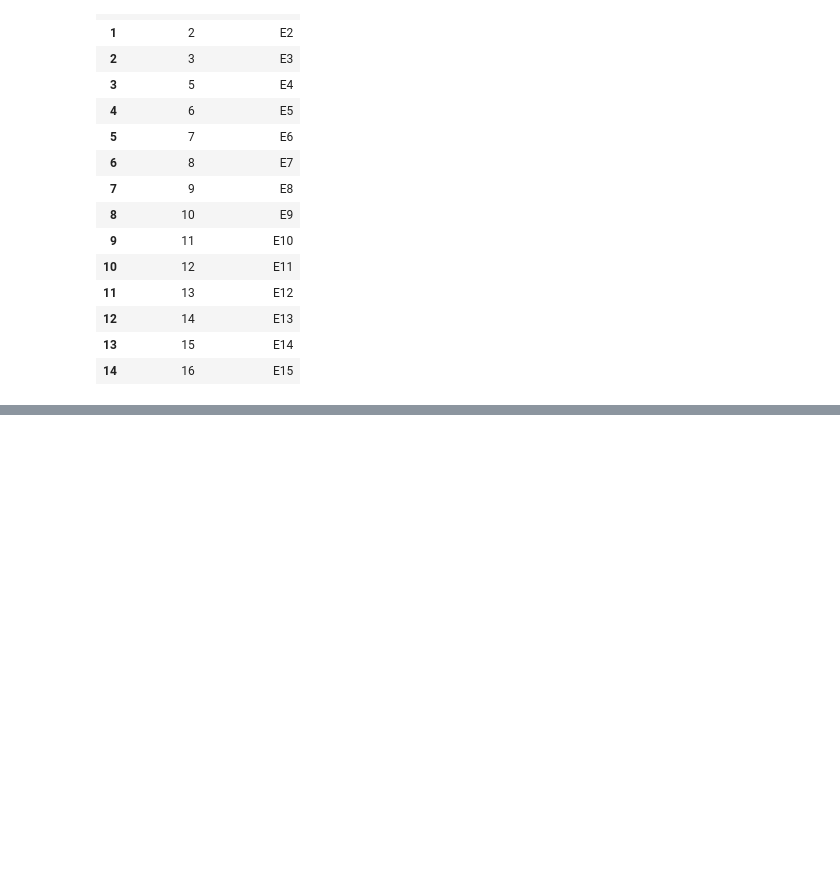
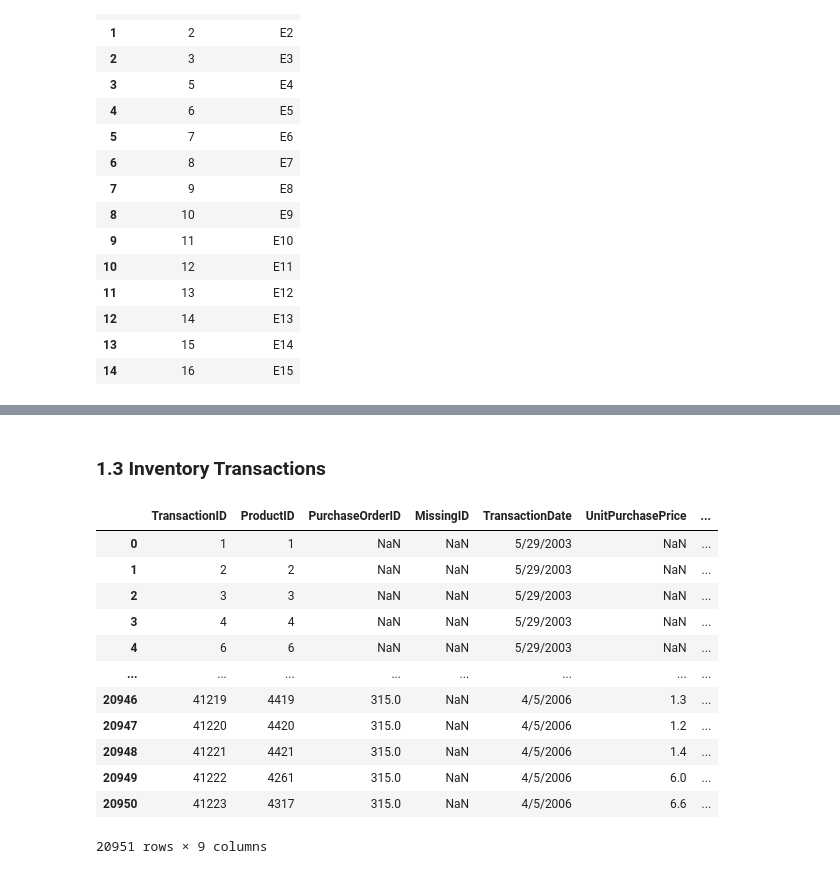
Before and after one commit to carlotagordillo2/final-proyect, a Jupyter notebook: EDA/cleaning.ipynb, the cells around one changed output, grey strips where cells are left out. Drawn from its saved outputs; the diff is of its cells as text; code cells hidden in the pictures; blank space fills up the shorter version.

```diff
--- a/EDA/cleaning.ipynb
+++ b/EDA/cleaning.ipynb
@@ -112,0 +152,18 @@ df_employees
+# %% [markdown]
+### 1.3 Inventory Transactions
+# %%
+df_inventory
+# %% [output]
+|  | TransactionID | ProductID | PurchaseOrderID | MissingID | TransactionDate | UnitPurchasePrice | ... |
+| 0 | 1 | 1 | NaN | NaN | 5/29/2003 | NaN | ... |
+| 1 | 2 | 2 | NaN | NaN | 5/29/2003 | NaN | ... |
+| 2 | 3 | 3 | NaN | NaN | 5/29/2003 | NaN | ... |
+| 3 | 4 | 4 | NaN | NaN | 5/29/2003 | NaN | ... |
+| 4 | 6 | 6 | NaN | NaN | 5/29/2003 | NaN | ... |
+| ... | ... | ... | ... | ... | ... | ... | ... |
+| 20946 | 41219 | 4419 | 315.0 | NaN | 4/5/2006 | 1.3 | ... |
+| 20947 | 41220 | 4420 | 315.0 | NaN | 4/5/2006 | 1.2 | ... |
+| 20948 | 41221 | 4421 | 315.0 | NaN | 4/5/2006 | 1.4 | ... |
+| 20949 | 41222 | 4261 | 315.0 | NaN | 4/5/2006 | 6.0 | ... |
+| 20950 | 41223 | 4317 | 315.0 | NaN | 4/5/2006 | 6.6 | ... |
+20951 rows × 9 columns
```
Also changed, not shown: parts of 78 cells of this notebook.
